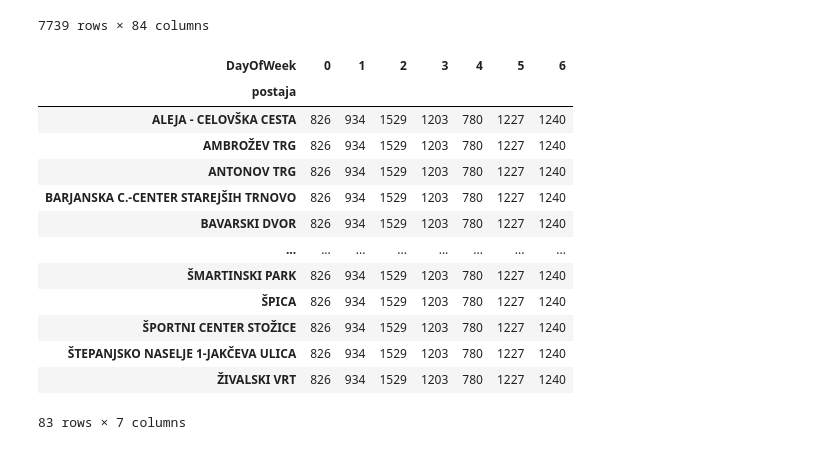
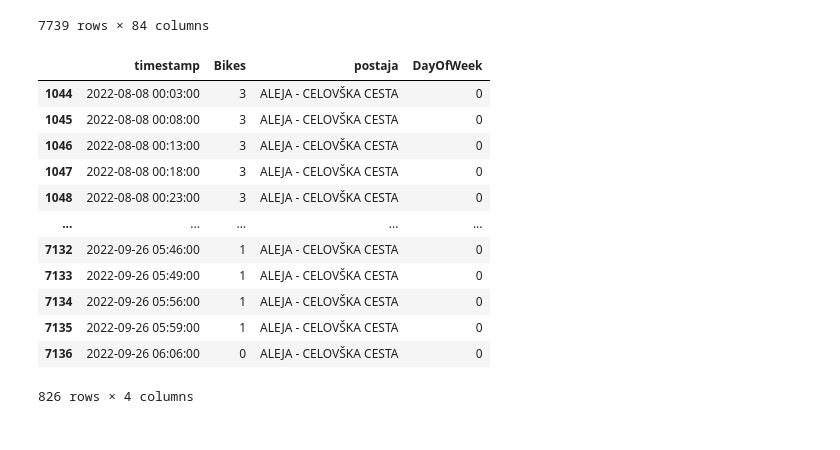
Before and after one commit to JZorko-FRI/uozp-bicikelj, a Jupyter notebook: exploration.ipynb, the cells around one changed output. Drawn from its saved outputs; the diff is of its cells as text; code cells hidden in the pictures.

```diff
--- a/exploration.ipynb
+++ b/exploration.ipynb
@@ -27,26 +37,31 @@ df_train
 # %%
 # Determine that every station has data for every day of the week
 
 dfs_train = processing.split(df_train)
 
 df_combined = pd.concat([df for _, df in dfs_train.items()])
 df_combined['DayOfWeek'] = df_combined[constants.TIMESTAMP].dt.dayofweek
 
-df_combined.pivot_table(index='postaja', columns='DayOfWeek', aggfunc='count', values='timestamp')
+split = ['DayOfWeek', constants.STATION]
+combinations = df_combined.groupby(split).count().filter(split).reset_index()
+
+# for i, combination in combinations.iterrows():
+    # print(construct_query(combination, split))
+
+df_combined.query("`postaja` == 'ALEJA - CELOVŠKA CESTA' & `DayOfWeek` == 0")
 # %% [output]
-| DayOfWeek | 0 | 1 | 2 | 3 | 4 | 5 | 6 |
-| postaja |  |  |  |  |  |  |  |
-| ALEJA - CELOVŠKA CESTA | 826 | 934 | 1529 | 1203 | 780 | 1227 | 1240 |
-| AMBROŽEV TRG | 826 | 934 | 1529 | 1203 | 780 | 1227 | 1240 |
-| ANTONOV TRG | 826 | 934 | 1529 | 1203 | 780 | 1227 | 1240 |
-| BARJANSKA C.-CENTER STAREJŠIH TRNOVO | 826 | 934 | 1529 | 1203 | 780 | 1227 | 1240 |
-| BAVARSKI DVOR | 826 | 934 | 1529 | 1203 | 780 | 1227 | 1240 |
-| ... | ... | ... | ... | ... | ... | ... | ... |
-| ŠMARTINSKI PARK | 826 | 934 | 1529 | 1203 | 780 | 1227 | 1240 |
-| ŠPICA | 826 | 934 | 1529 | 1203 | 780 | 1227 | 1240 |
-| ŠPORTNI CENTER STOŽICE | 826 | 934 | 1529 | 1203 | 780 | 1227 | 1240 |
-| ŠTEPANJSKO NASELJE 1-JAKČEVA ULICA | 826 | 934 | 1529 | 1203 | 780 | 1227 | 1240 |
-| ŽIVALSKI VRT | 826 | 934 | 1529 | 1203 | 780 | 1227 | 1240 |
+|  | timestamp | Bikes | postaja | DayOfWeek |
+| 1044 | 2022-08-08 00:03:00 | 3 | ALEJA - CELOVŠKA CESTA | 0 |
+| 1045 | 2022-08-08 00:08:00 | 3 | ALEJA - CELOVŠKA CESTA | 0 |
+| 1046 | 2022-08-08 00:13:00 | 3 | ALEJA - CELOVŠKA CESTA | 0 |
+| 1047 | 2022-08-08 00:18:00 | 3 | ALEJA - CELOVŠKA CESTA | 0 |
+| 1048 | 2022-08-08 00:23:00 | 3 | ALEJA - CELOVŠKA CESTA | 0 |
+| ... | ... | ... | ... | ... |
+| 7132 | 2022-09-26 05:46:00 | 1 | ALEJA - CELOVŠKA CESTA | 0 |
+| 7133 | 2022-09-26 05:49:00 | 1 | ALEJA - CELOVŠKA CESTA | 0 |
+| 7134 | 2022-09-26 05:56:00 | 1 | ALEJA - CELOVŠKA CESTA | 0 |
+| 7135 | 2022-09-26 05:59:00 | 1 | ALEJA - CELOVŠKA CESTA | 0 |
+| 7136 | 2022-09-26 06:06:00 | 0 | ALEJA - CELOVŠKA CESTA | 0 |
-83 rows × 7 columns
+826 rows × 4 columns
 # %%
 split = processing.split(df_train)
```
Also changed, not shown: parts of 3 cells of this notebook, 5 other files.
